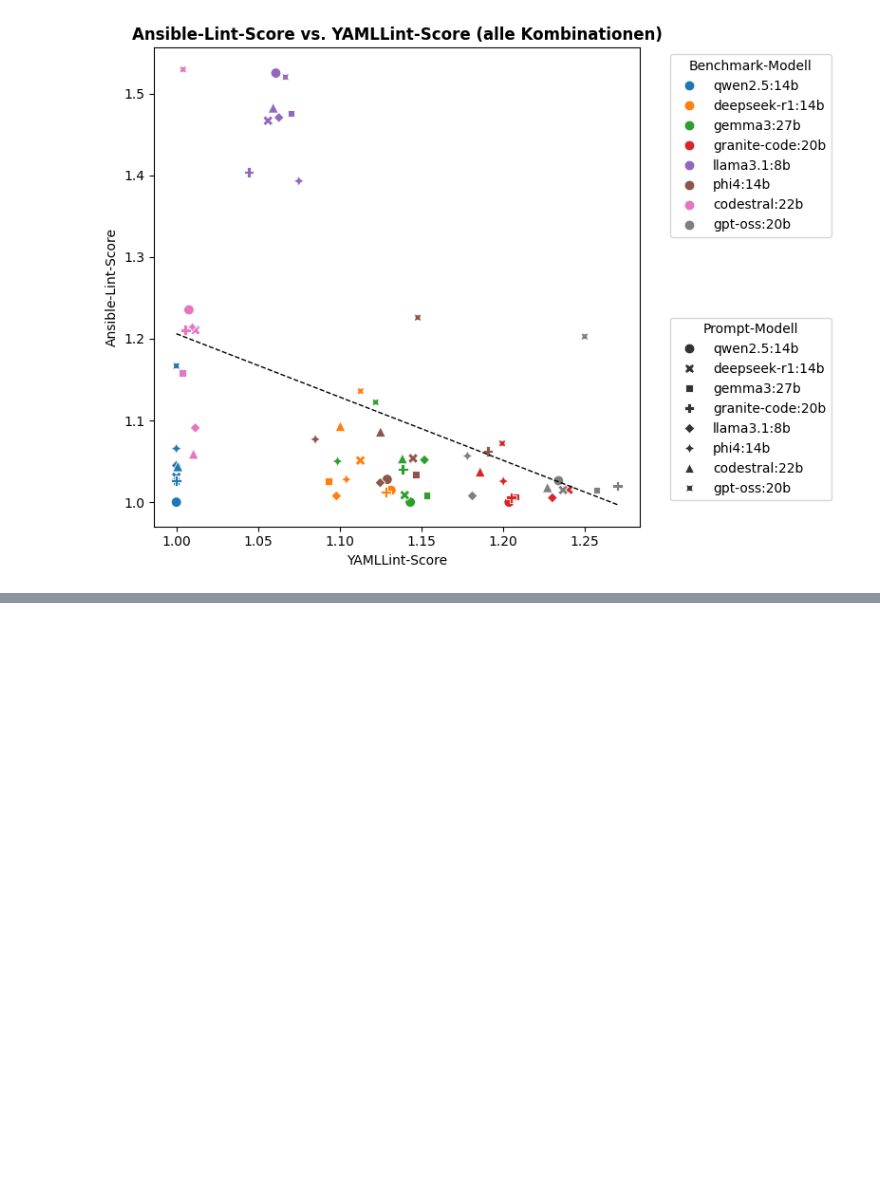
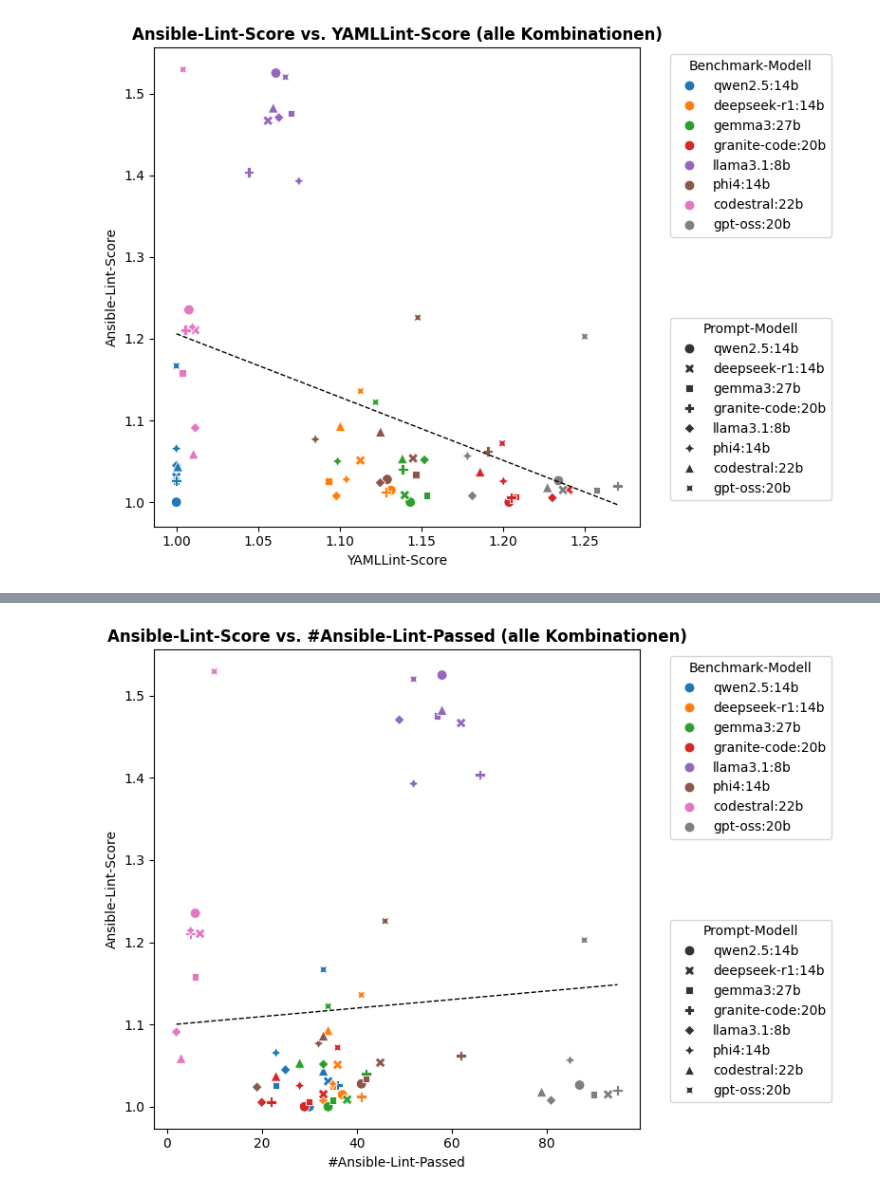
Before and after one commit to SimonGriang/ansible_bench, a Jupyter notebook: output/eda_benchmark100.ipynb, the cells around one changed output, grey strips where cells are left out. Cells and saved outputs as stored; diff of their text form; code cells hidden in the pictures; blank space fills up the shorter version.

```diff
--- a/output/eda_benchmark100.ipynb
+++ b/output/eda_benchmark100.ipynb
@@ -834,0 +1007,69 @@ Korrelation (Pearson) zwischen yamllint und ansiblelint: -0.4484
+# %%
+ansiblelint_scores_long = df_ansiblelint_scores.reset_index().melt(
+    id_vars=df_ansiblelint_scores.index.name or "index",
+    var_name="Benchmark-Modell",
+    value_name="Ansible-Lint-Score"
+)
+ansible_lint_passed_long = df_ansiblelint_passed.reset_index().melt(
+    id_vars=df_ansiblelint_passed.index.name or "index",
+    var_name="Benchmark-Modell",
+    value_name="#Ansible-Lint-Passed"
+)
+
+# Gleiche Spaltennamen für Join
+ansiblelint_scores_long.rename(columns={ansiblelint_scores_long.columns[0]: "Prompt-Modell"}, inplace=True)
+ansible_lint_passed_long.rename(columns={ansible_lint_passed_long.columns[0]: "Prompt-Modell"}, inplace=True)
+
+# Kombinieren über beide Dimensionen (Prompt + Benchmark)
+df_combined = pd.merge(ansiblelint_scores_long, ansible_lint_passed_long, on=["Prompt-Modell", "Benchmark-Modell"])
+
+plt.figure(figsize=(8, 6))
+scatter = sns.scatterplot(
+    data=df_combined,
+    x="#Ansible-Lint-Passed",
+    y="Ansible-Lint-Score",
+    hue="Benchmark-Modell",
+    style="Prompt-Modell",
+    s=60
+)
+
+sns.regplot(
+    data=df_combined,
+    x="#Ansible-Lint-Passed",
+    y="Ansible-Lint-Score",
+    scatter=False,
+    color="black",
+    line_kws={"linewidth": 1, "linestyle": "--"},
+    ci=None
+)
+
+plt.title("Ansible-Lint-Score vs. #Ansible-Lint-Passed (alle Kombinationen)", weight='bold')
+plt.xlabel("#Ansible-Lint-Passed")
+plt.ylabel("Ansible-Lint-Score")
+
+# Legenden getrennt anzeigen
+hue_legend = scatter.legend_.get_texts()
+handles, labels = scatter.get_legend_handles_labels()
+
+# Anzahl der Hue-Elemente (Benchmark-Modelle)
+num_hue = df_combined["Benchmark-Modell"].nunique()
+
+# Getrennte Handles für beide Gruppen
+handles_hue = handles[1:num_hue + 1]
+labels_hue = labels[1:num_hue + 1]
+
+handles_style = handles[num_hue + 2:]
+labels_style = labels[num_hue + 2:]
+
+# Zwei separate Legenden erstellen
+legend1 = plt.legend(handles_hue, labels_hue, title="Benchmark-Modell", bbox_to_anchor=(1.05, 1), loc="upper left")
+plt.gca().add_artist(legend1)
+
+plt.legend(handles_style, labels_style, title="Prompt-Modell", bbox_to_anchor=(1.05, 0.45), loc="upper left")
+
+plt.tight_layout()
+plt.savefig("scatter_plot_ansible_lint_score_vs_passed.png", dpi=300, bbox_inches='tight')
+
+plt.show()
+# %% [output]
+[figure, added]
```
Also changed, not shown: parts of 10 cells of this notebook, 32 other files.
